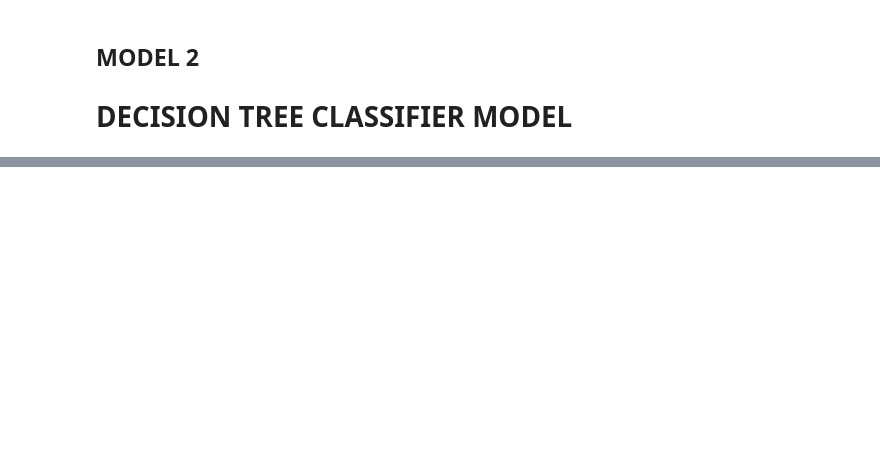
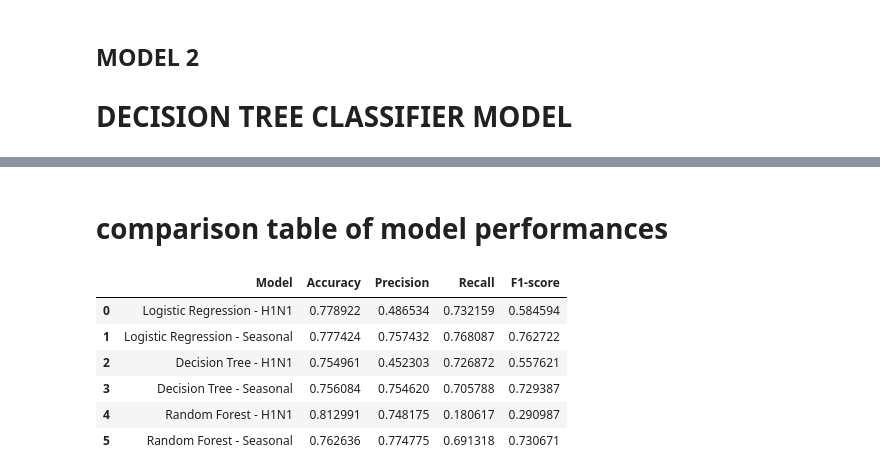
Before and after one commit to sharonkipruto-code/Phase3_project, a Jupyter notebook: flu_index.ipynb, the cells around one changed output, grey strips where cells are left out. Saved outputs shown, nothing was run; the diff lists cells and outputs as text; code cells hidden in the pictures; blank space fills up the shorter version.

```diff
--- a/flu_index.ipynb
+++ b/flu_index.ipynb
@@ -524,0 +630,70 @@ The accuracy score for H1N1 vaccine prediction is approximately 83.53%, while fo
+# %% [markdown]
+# comparison table of model performances
+# %%
+from sklearn.metrics import accuracy_score, precision_score, recall_score, f1_score
+
+# Example: storing metrics for each model and each target
+metrics = []
+
+# Logistic Regression (replace with your predictions)
+metrics.append({
+    "Model": "Logistic Regression - H1N1",
+    "Accuracy": accuracy_score(y_test['h1n1_vaccine'],test_pred_H1N1_lr ),
+    "Precision": precision_score(y_test['h1n1_vaccine'], test_pred_H1N1_lr),
+    "Recall": recall_score(y_test['h1n1_vaccine'], test_pred_H1N1_lr),
+    "F1-score": f1_score(y_test['h1n1_vaccine'], test_pred_H1N1_lr)
+})
+
+metrics.append({
+    "Model": "Logistic Regression - Seasonal",
+    "Accuracy": accuracy_score(y_test['seasonal_vaccine'], test_pred_seasonal_lr),
+    "Precision": precision_score(y_test['seasonal_vaccine'], test_pred_seasonal_lr),
+    "Recall": recall_score(y_test['seasonal_vaccine'], test_pred_seasonal_lr),
+    "F1-score": f1_score(y_test['seasonal_vaccine'], test_pred_seasonal_lr)
+})
+
+# Decision Tree
+metrics.append({
+    "Model": "Decision Tree - H1N1",
+    "Accuracy": accuracy_score(y_test['h1n1_vaccine'], test_preds_h1n1_dt ),
+    "Precision": precision_score(y_test['h1n1_vaccine'], test_preds_h1n1_dt),
+    "Recall": recall_score(y_test['h1n1_vaccine'], test_preds_h1n1_dt),
+    "F1-score": f1_score(y_test['h1n1_vaccine'], test_preds_h1n1_dt)
+})
+
+metrics.append({
+    "Model": "Decision Tree - Seasonal",
+    "Accuracy": accuracy_score(y_test['seasonal_vaccine'], test_pred_seasonal_dt),
+    "Precision": precision_score(y_test['seasonal_vaccine'], test_pred_seasonal_dt),
+    "Recall": recall_score(y_test['seasonal_vaccine'], test_pred_seasonal_dt),
+    "F1-score": f1_score(y_test['seasonal_vaccine'], test_pred_seasonal_dt)
+})
+
+# Random Forest
+metrics.append({
+    "Model": "Random Forest - H1N1",
+    "Accuracy": accuracy_score(y_test['h1n1_vaccine'], test_preds_h1n1_rf),
+    "Precision": precision_score(y_test['h1n1_vaccine'], test_preds_h1n1_rf),
+    "Recall": recall_score(y_test['h1n1_vaccine'], test_preds_h1n1_rf),
+    "F1-score": f1_score(y_test['h1n1_vaccine'], test_preds_h1n1_rf)
+})
+
+metrics.append({
+    "Model": "Random Forest - Seasonal",
+    "Accuracy": accuracy_score(y_test['seasonal_vaccine'], test_preds_seasonal_rf),
+    "Precision": precision_score(y_test['seasonal_vaccine'], test_preds_seasonal_rf),
+    "Recall": recall_score(y_test['seasonal_vaccine'], test_preds_seasonal_rf),
+    "F1-score": f1_score(y_test['seasonal_vaccine'], test_preds_seasonal_rf)
+})
+
+# Create DataFrame
+results = pd.DataFrame(metrics)
+results
+# %% [output]
+|  | Model | Accuracy | Precision | Recall | F1-score |
+| 0 | Logistic Regression - H1N1 | 0.778922 | 0.486534 | 0.732159 | 0.584594 |
+| 1 | Logistic Regression - Seasonal | 0.777424 | 0.757432 | 0.768087 | 0.762722 |
+| 2 | Decision Tree - H1N1 | 0.754961 | 0.452303 | 0.726872 | 0.557621 |
+| 3 | Decision Tree - Seasonal | 0.756084 | 0.754620 | 0.705788 | 0.729387 |
+| 4 | Random Forest - H1N1 | 0.812991 | 0.748175 | 0.180617 | 0.290987 |
+| 5 | Random Forest - Seasonal | 0.762636 | 0.774775 | 0.691318 | 0.730671 |
```
Also changed, not shown: parts of 42 cells of this notebook, 3 other files.
